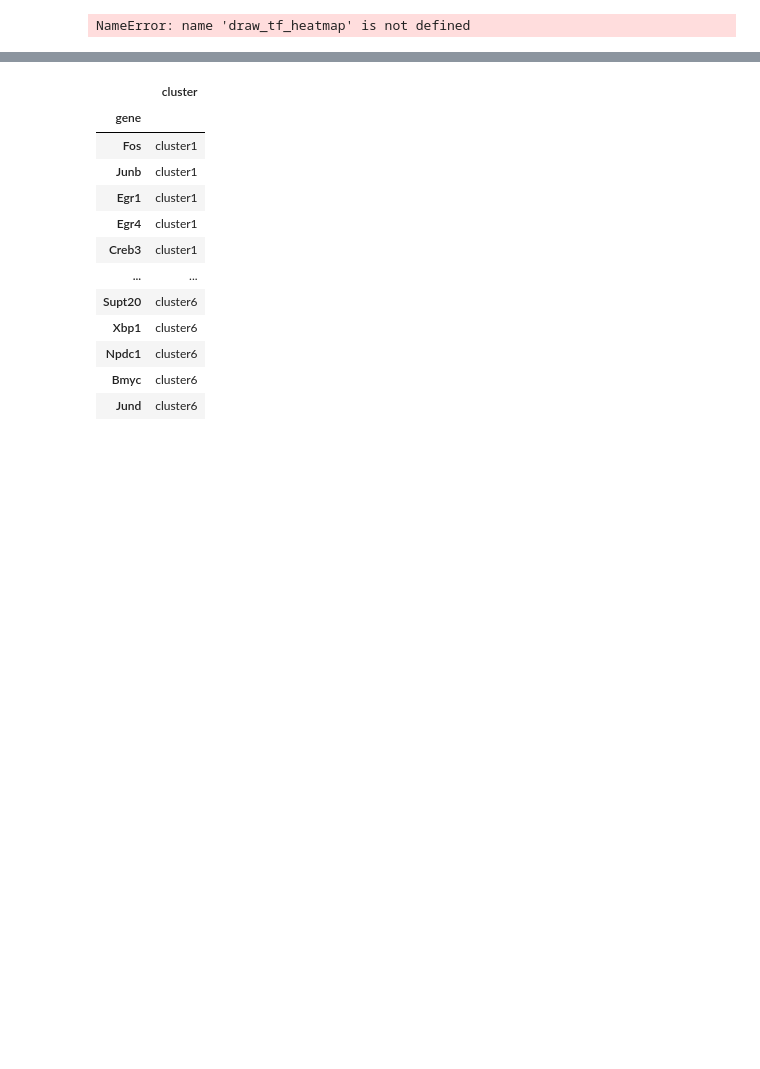
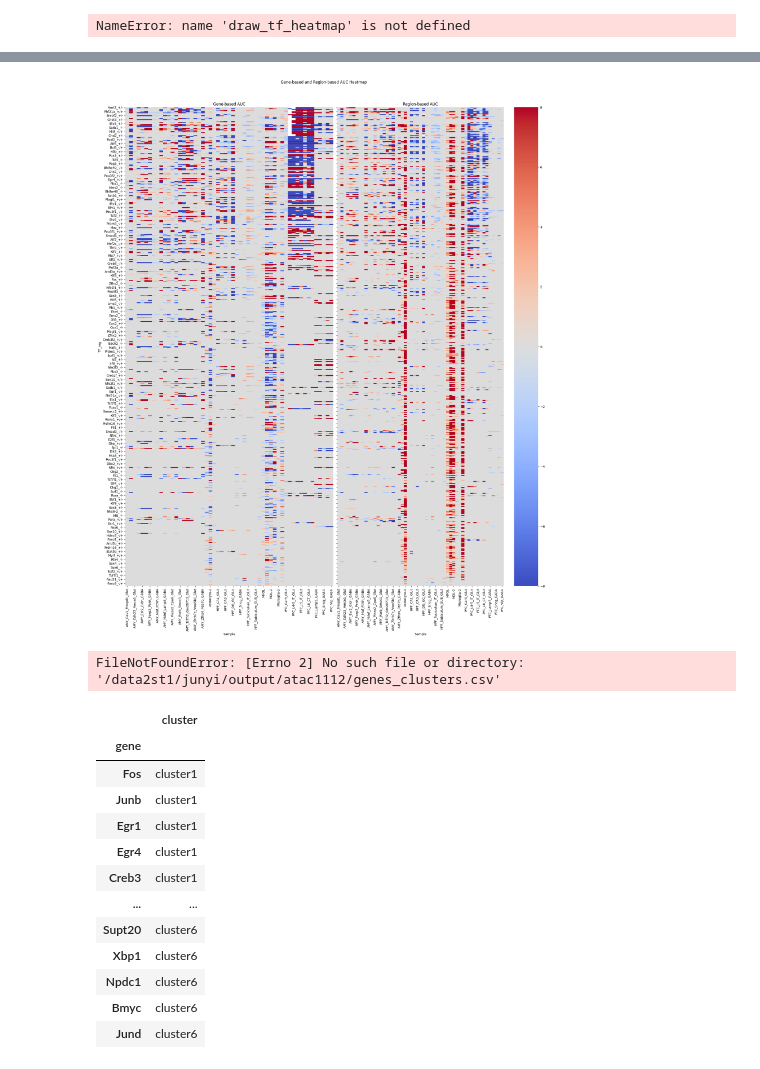
Before and after one commit to juychen/scmmd, a Jupyter notebook: 16scenicAUC.ipynb, the cells around one changed output, grey strips where cells are left out. Drawn from its saved outputs; the diff is of its cells as text; code cells hidden in the pictures; blank space fills up the shorter version.

```diff
--- a/16scenicAUC.ipynb
+++ b/16scenicAUC.ipynb
@@ -204,7 +204,7 @@ NameError: name 'draw_tf_heatmap' is not defined
 # %%
 warnings.filterwarnings("ignore")  # 忽略所有警告[2,4,6](@ref)
 region_NTs = ['AMY_NN','PFC_NN','HIP_NN']
-
+overwrite = False
 if (not os.path.exists('/data2st1/junyi/output/atac1112/scenic/scplus_region_based_AUC_filtered_NN.csv')) | (overwrite==True):
     df_region_auc_all = pd.DataFrame()
     df_gene_auc_all = pd.DataFrame()
@@ -247,8 +247,8 @@ if (not os.path.exists('/data2st1/junyi/output/atac1112/scenic/scplus_region_bas
                 df_MW = sc.get.rank_genes_groups_df(direct_AUC_cell, group='MW', key='rank_genes_groups',log2fc_min=0)
                 df_MW['status'] = 'Down'
                 df_MW['celltype.L2'] = celltype
+                df_deg_cell = pd.concat([df_MC, df_MW], axis=0, ignore_index=True)
                 df_deg_cell['region'] = region
-                df_deg_cell = pd.concat([df_MC, df_MW], axis=0, ignore_index=True)
                 df_gene_auc_all = pd.concat([df_gene_auc_all, df_deg_cell], axis=0, ignore_index=True)
 
 
@@ -268,8 +268,8 @@ if (not os.path.exists('/data2st1/junyi/output/atac1112/scenic/scplus_region_bas
     # filter the pvals_adj < 0.05
     df_region_auc_all = df_region_auc_all[df_region_auc_all['pvals_adj'] < 0.05]
     df_gene_auc_all = df_gene_auc_all[df_gene_auc_all['pvals_adj'] < 0.05]
-    df_region_auc_all['region'] = df_region_auc_all['sample'].str.split('_').str[0]
-    df_gene_auc_all['region'] = df_gene_auc_all['sample'].str.split('_').str[0]
+    # df_region_auc_all['region'] = df_region_auc_all['sample'].str.split('_').str[0]
+    # df_gene_auc_all['region'] = df_gene_auc_all['sample'].str.split('_').str[0]
     # df_region_auc_all.to_csv(f'/data2st1/junyi/output/atac1112/scenic/scplus_region_based_AUC.csv')
     # df_gene_auc_all.to_csv(f'/data2st1/junyi/output/atac1112/scenic/scplus_gene_based_AUC.csv')
     df_gene_auc_all.sort_values(['sample','logfoldchanges'], ascending=[True,False], inplace=True)
@@ -307,6 +323,3 @@ df_region_auc_all
-# %%
-df_gene_auc_filterd_NN['region'] = 'NN'
-df_gene_auc_filterd_NN['logFC'] = df_gene_auc_filterd_NN['logfoldchanges'] * df_gene_auc_filterd_NN['status'].apply(lambda x: -1 if x == 'down' else 1)
 # %%
 df_region_all = pd.concat([df_region_auc_filterd, df_region_auc_filterd_NN], axis=0, ignore_index=True)
 # %%
@@ -313,0 +343,2 @@ df_gene_all = pd.concat([df_gene_auc_filterd, df_gene_auc_filterd_NN], axis=0, i
+# %%
+df_gene_all['nlog10_p_val_adj'] = df_gene_all['nlog10_p_val_adj'] * df_gene_all['status'].str.lower().map({'down': -1}).fillna(1)
@@ -333,8 +350,36 @@ df_gene_all
 df_reshape_gene = df_gene_all.pivot_table(index='TF_reg', columns='sample', values='nlog10_p_val_adj', fill_value=0)
 # %%
 df_reshape_region = df_region_all.pivot_table(index='TF_reg', columns='sample', values='nlog10_p_val_adj', fill_value=0)
+# %%
+shared_index = df_reshape_gene.index.intersection(df_reshape_region.index)
+shared_columns = df_reshape_gene.columns.intersection(df_reshape_region.columns)
+
+gene_plot = df_reshape_gene.loc[shared_index, shared_columns].copy()
+region_plot = df_reshape_region.loc[shared_index, shared_columns].copy()
+
+row_order = (gene_plot.abs().max(axis=1) + region_plot.abs().max(axis=1)).sort_values(ascending=False).index
+ordered_cols = sorted(shared_columns, key=lambda name: (name.split('_')[0], name))
+
+gene_plot = gene_plot.loc[row_order, ordered_cols]
+region_plot = region_plot.loc[row_order, ordered_cols]
+
+fig, axes = plt.subplots(1, 2, figsize=(20, max(4, len(row_order) * 0.05)), sharey=True)
+sns.heatmap(gene_plot, cmap='coolwarm', center=0, vmin=-8, vmax=8, ax=axes[0], cbar=False)
+sns.heatmap(region_plot, cmap='coolwarm', center=0, vmin=-8, vmax=8, ax=axes[1], cbar=True)
+axes[0].set_title('Gene-based AUC')
+axes[1].set_title('Region-based AUC')
+axes[0].set_xlabel('Sample')
+axes[1].set_xlabel('Sample')
+axes[0].set_ylabel('TF_reg')
+axes[1].set_ylabel('')
+plt.suptitle('Gene-based and Region-based AUC Heatmap', y=1.02)
+plt.tight_layout()
+# %% [output]
+[figure, added]
 # %%
-df_tfimportant = pd.read_csv('/data2st1/junyi/output/atac1112/genes_clusters.csv', index_col=0)
+# df_tfimportant = pd.read_csv('/data2st1/junyi/output/atac1112/genes_clusters.csv', index_col=0)
+# %% [output]
+FileNotFoundError: [Errno 2] No such file or directory: '/data2st1/junyi/output/atac1112/genes_clusters.csv'
 # %%
 df_tfimportant
 # %% [output]
```
Also changed, not shown: parts of 5 cells of this notebook, 3 other files.
